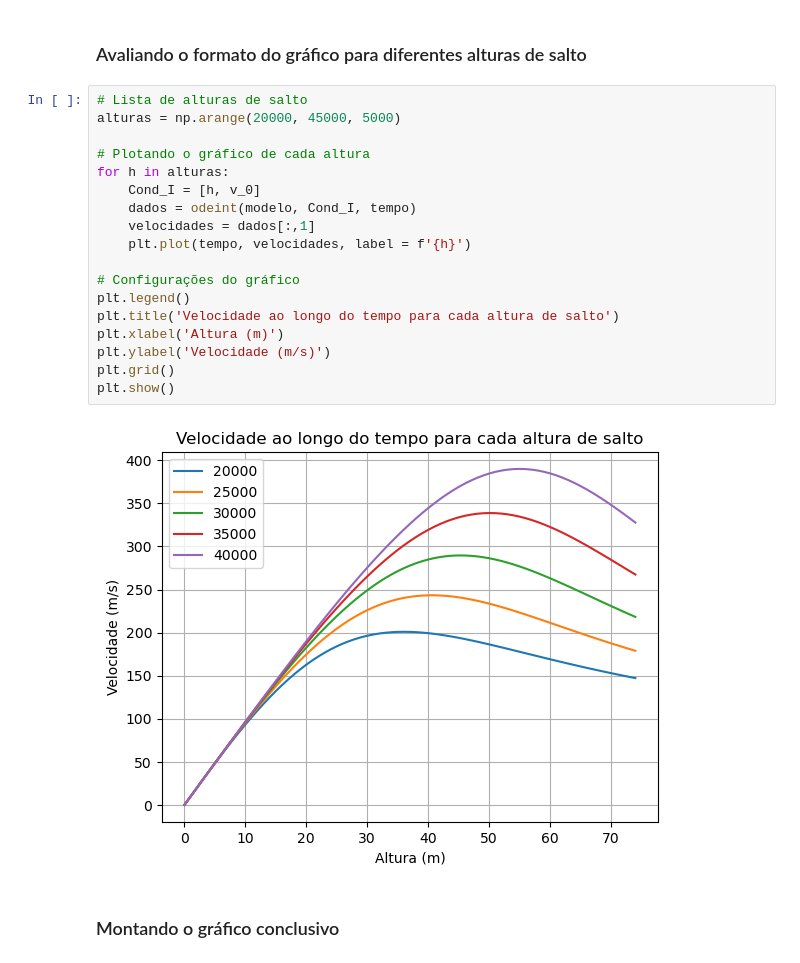
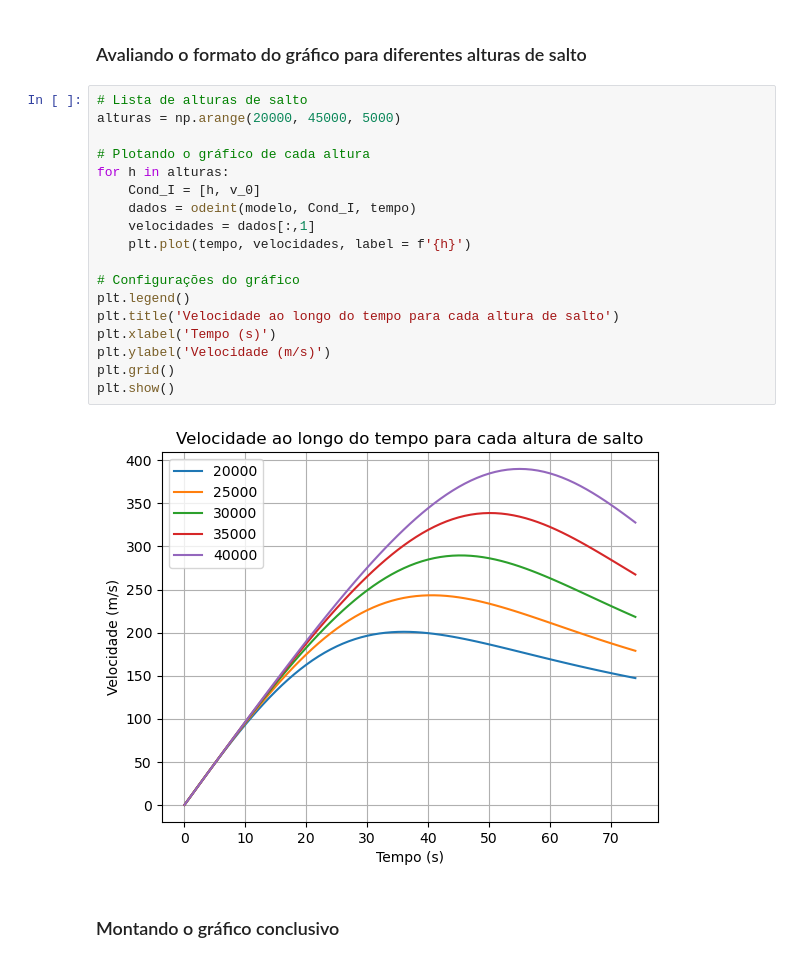
Before and after one commit to antoniocarlosgsf/Pulo-de-Felix-Baumgartner, a Jupyter notebook: modelagem.ipynb, the cells around one changed output. Saved outputs shown, nothing was run; the diff lists cells and outputs as text.

```diff
--- a/modelagem.ipynb
+++ b/modelagem.ipynb
@@ -137,23 +137,23 @@ plt.show()
 # %%
 # Lista de alturas de salto
 alturas = np.arange(20000, 45000, 5000)
 
 # Plotando o gráfico de cada altura
 for h in alturas:
     Cond_I = [h, v_0]
     dados = odeint(modelo, Cond_I, tempo)
     velocidades = dados[:,1]
     plt.plot(tempo, velocidades, label = f'{h}')
 
 # Configurações do gráfico
 plt.legend()
 plt.title('Velocidade ao longo do tempo para cada altura de salto')
-plt.xlabel('Altura (m)')
+plt.xlabel('Tempo (s)')
 plt.ylabel('Velocidade (m/s)')
 plt.grid()
 plt.show()
 # %% [output]
-[figure, old version]
+[figure, new version]
 # %% [markdown]
 ### Montando o gráfico conclusivo
 # %%
```
